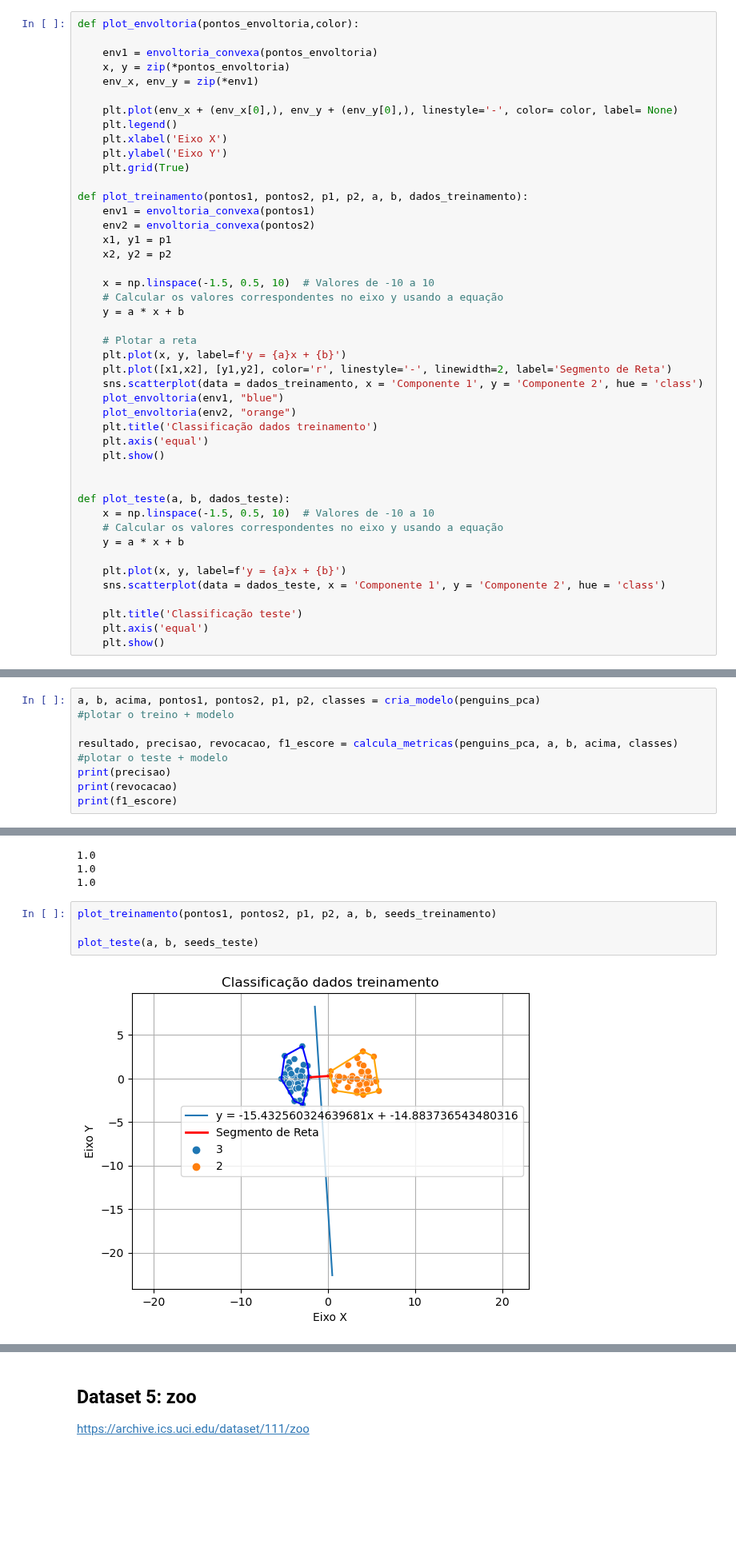
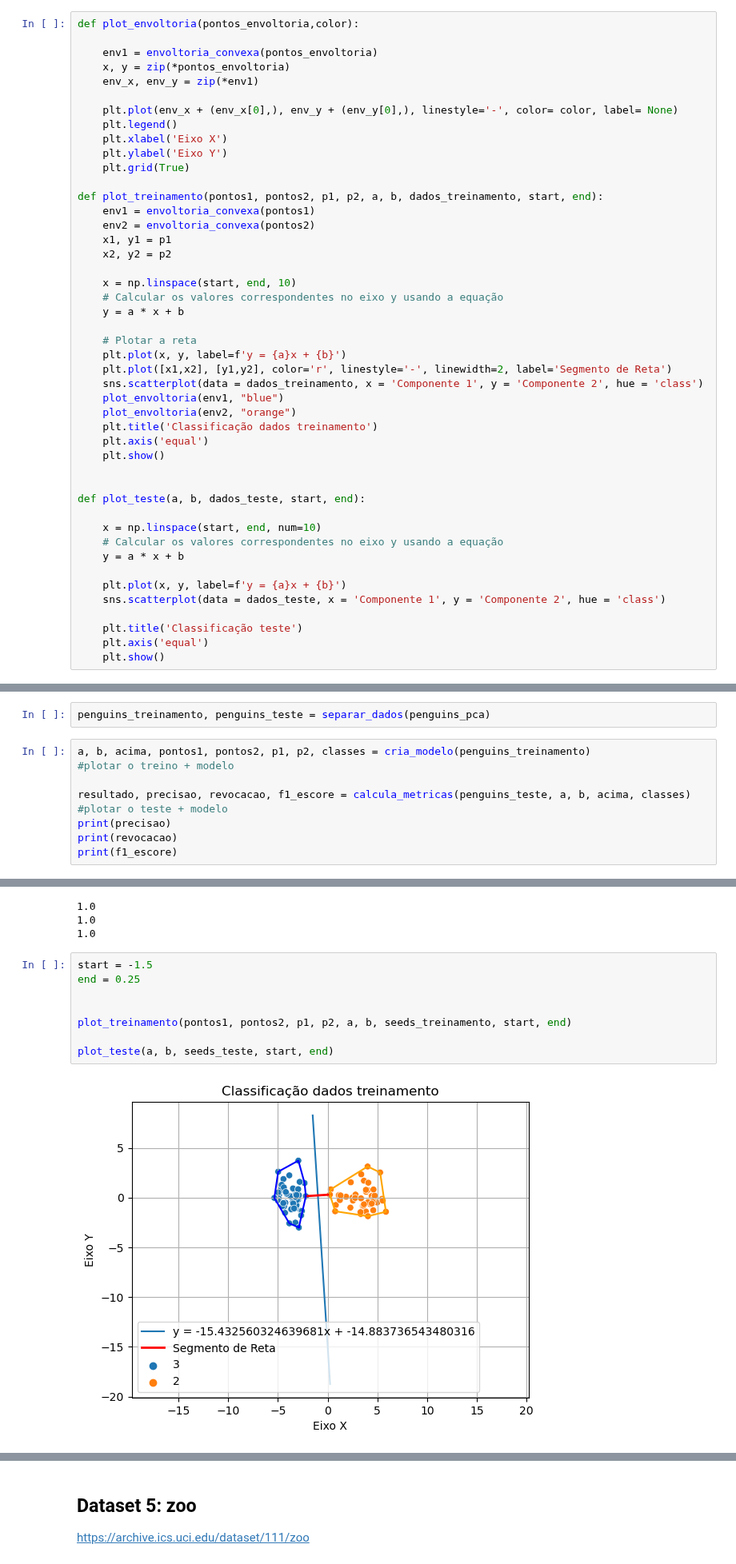
Before and after one commit to avelarh/TP-GeometriaComputacional-Alg2, a Jupyter notebook: amizade.ipynb, the cells around one changed output, grey strips where cells are left out. Shown at 80% size. Cells and saved outputs as stored; diff of their text form; blank space fills up the shorter version.

```diff
--- a/amizade.ipynb
+++ b/amizade.ipynb
@@ -278,13 +278,13 @@ def plot_envoltoria(pontos_envoltoria,color):
     plt.ylabel('Eixo Y')
     plt.grid(True)
 
-def plot_treinamento(pontos1, pontos2, p1, p2, a, b, dados_treinamento):
+def plot_treinamento(pontos1, pontos2, p1, p2, a, b, dados_treinamento, start, end):
     env1 = envoltoria_convexa(pontos1)
     env2 = envoltoria_convexa(pontos2)
     x1, y1 = p1
     x2, y2 = p2
 
-    x = np.linspace(-1.5, 0.5, 10)  # Valores de -10 a 10
+    x = np.linspace(start, end, 10)
     # Calcular os valores correspondentes no eixo y usando a equação
     y = a * x + b
 
@@ -299,8 +299,9 @@ def plot_treinamento(pontos1, pontos2, p1, p2, a, b, dados_treinamento):
     plt.show()
 
 
-def plot_teste(a, b, dados_teste):
-    x = np.linspace(-1.5, 0.5, 10)  # Valores de -10 a 10
+def plot_teste(a, b, dados_teste, start, end):
+
+    x = np.linspace(start, end, num=10)
     # Calcular os valores correspondentes no eixo y usando a equação
     y = a * x + b
 
@@ -424,11 +427,13 @@ penguins = penguins[penguins['sex'] != 'Female']
 penguins_pca = apply_pca(penguins, 'species')
 # %% [output]
 Variação total explicada pelos dois primeiros componentes: 100.00%
+# %%
+penguins_treinamento, penguins_teste = separar_dados(penguins_pca)
 # %%
-a, b, acima, pontos1, pontos2, p1, p2, classes = cria_modelo(penguins_pca)
+a, b, acima, pontos1, pontos2, p1, p2, classes = cria_modelo(penguins_treinamento)
 #plotar o treino + modelo
 
-resultado, precisao, revocacao, f1_escore = calcula_metricas(penguins_pca, a, b, acima, classes)
+resultado, precisao, revocacao, f1_escore = calcula_metricas(penguins_teste, a, b, acima, classes)
 #plotar o teste + modelo
 print(precisao)
 print(revocacao)
@@ -518,8 +513,12 @@ except Exception as e:
 1.0
 1.0
 # %%
-plot_treinamento(pontos1, pontos2, p1, p2, a, b, seeds_treinamento)
+start = -1.5
+end = 0.25
 
-plot_teste(a, b, seeds_teste)
+
+plot_treinamento(pontos1, pontos2, p1, p2, a, b, seeds_treinamento, start, end)
+
+plot_teste(a, b, seeds_teste, start, end)
 # %% [output]
-[figure, old version]
+[figure, new version]
```
Also changed, not shown: parts of 11 cells of this notebook.
